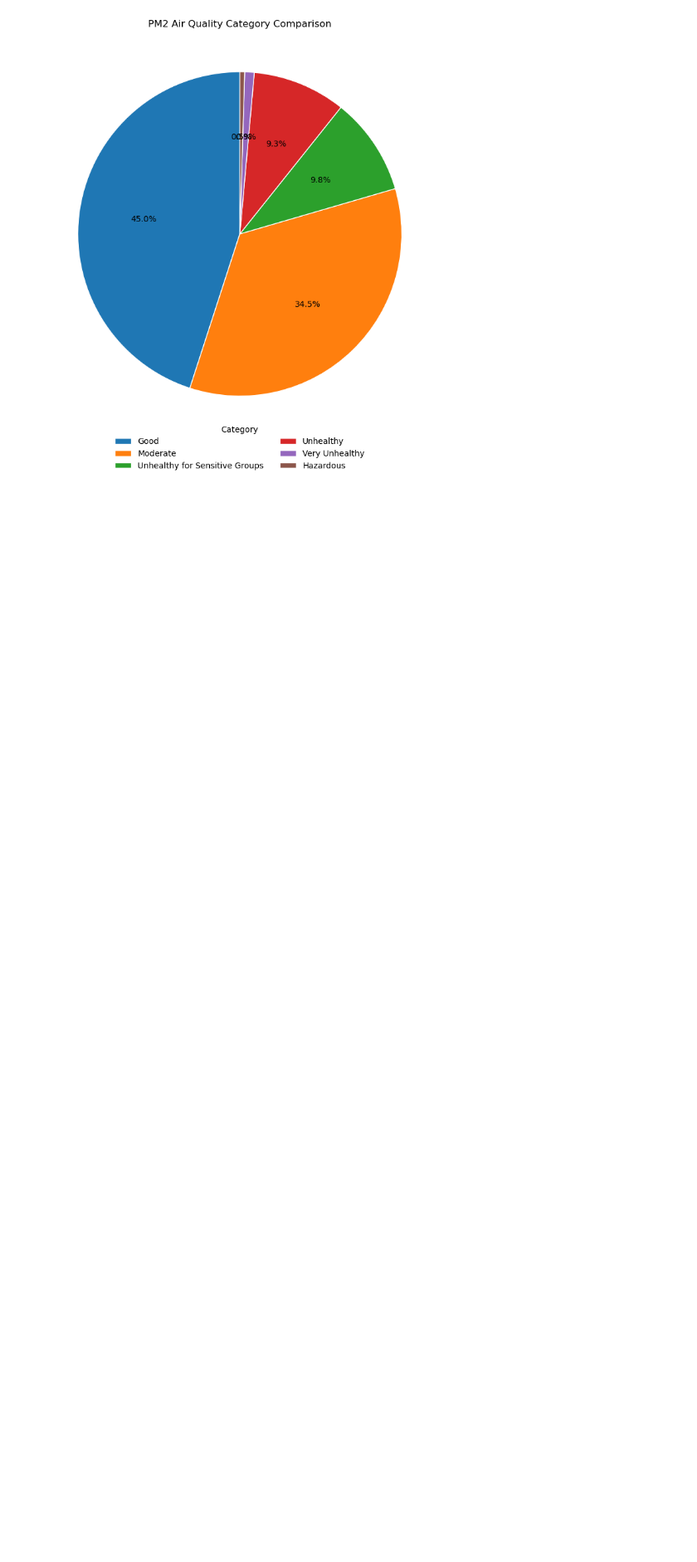
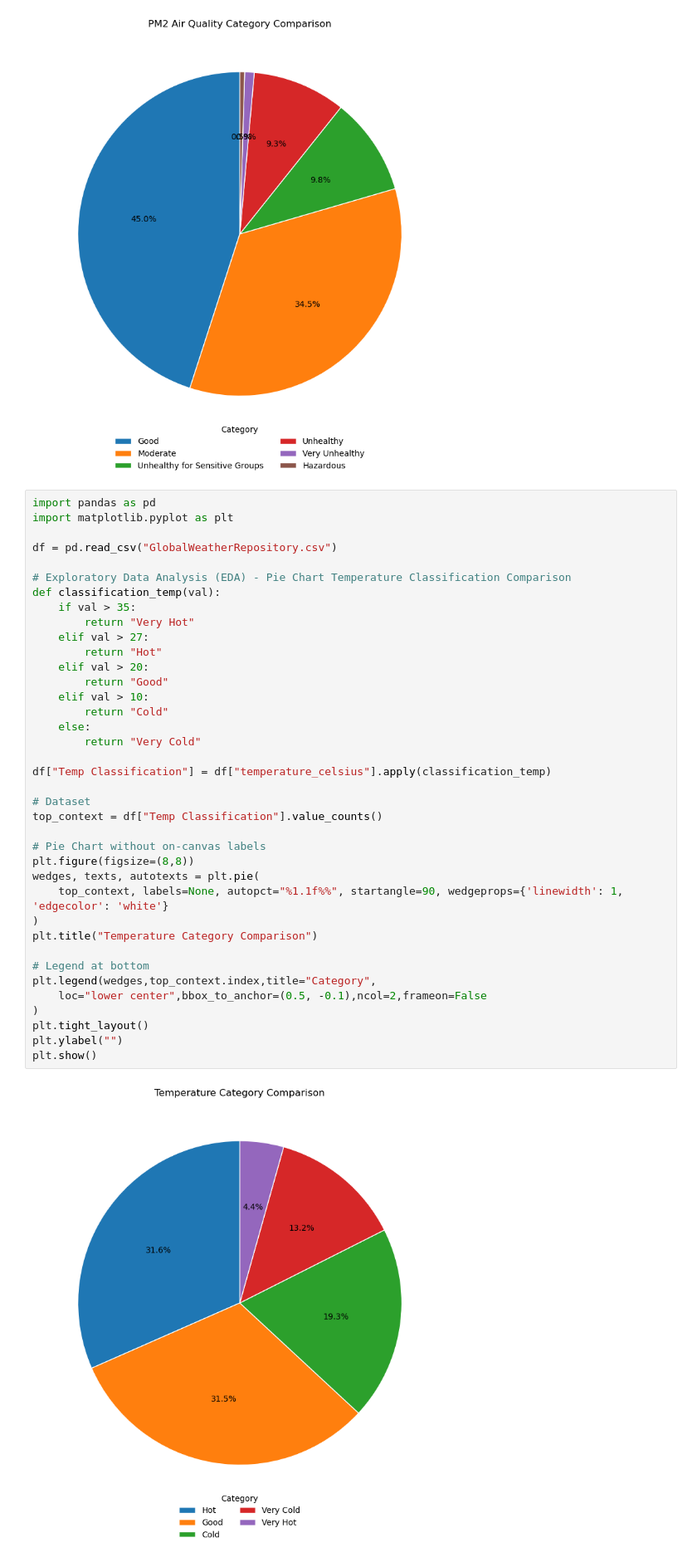
Before and after one commit to FlazeFy2/DS-World_Weather_Repository, a Jupyter notebook: exploratory data analysis-pie.ipynb, the cells around one changed output. Shown: that part at 83% size. Drawn from its saved outputs; the diff is of its cells as text; blank space fills up the shorter version.

Commit message:
[DS] Exploratory Data Analysis (EDA) - Pie Chart Temperature Classification Comparison

```diff
--- a/exploratory data analysis-pie.ipynb
+++ b/exploratory data analysis-pie.ipynb
@@ -91,3 +91,43 @@ plt.ylabel("")
 plt.show()
 # %% [output]
 [figure]
+# %%
+import pandas as pd
+import matplotlib.pyplot as plt
+
+df = pd.read_csv("GlobalWeatherRepository.csv")
+
+# Exploratory Data Analysis (EDA) - Pie Chart Temperature Classification Comparison
+def classification_temp(val):
+    if val > 35:
+        return "Very Hot"
+    elif val > 27:
+        return "Hot"
+    elif val > 20:
+        return "Good"
+    elif val > 10:
+        return "Cold"
+    else:
+        return "Very Cold"
+
+df["Temp Classification"] = df["temperature_celsius"].apply(classification_temp)
+
+# Dataset
+top_context = df["Temp Classification"].value_counts()
+
+# Pie Chart without on-canvas labels
+plt.figure(figsize=(8,8))
+wedges, texts, autotexts = plt.pie(
+    top_context, labels=None, autopct="%1.1f%%", startangle=90, wedgeprops={'linewidth': 1, 'edgecolor': 'white'}
+)
+plt.title("Temperature Category Comparison")
+
+# Legend at bottom
+plt.legend(wedges,top_context.index,title="Category",
+    loc="lower center",bbox_to_anchor=(0.5, -0.1),ncol=2,frameon=False
+)
+plt.tight_layout()
+plt.ylabel("")
+plt.show()
+# %% [output]
+[figure, added]
```
